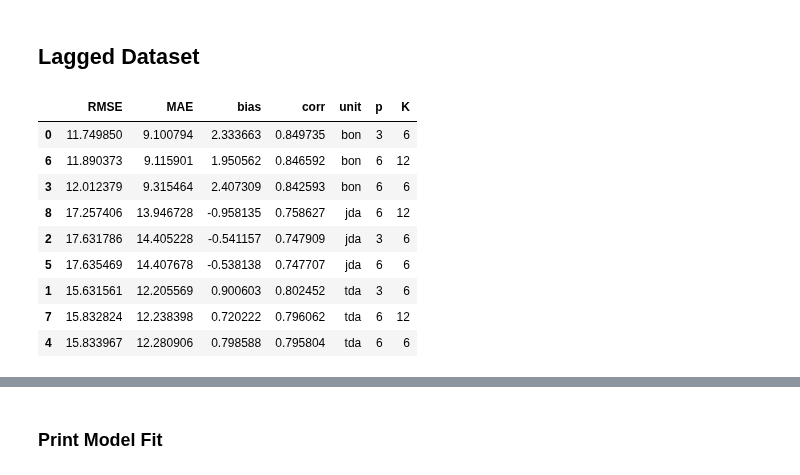
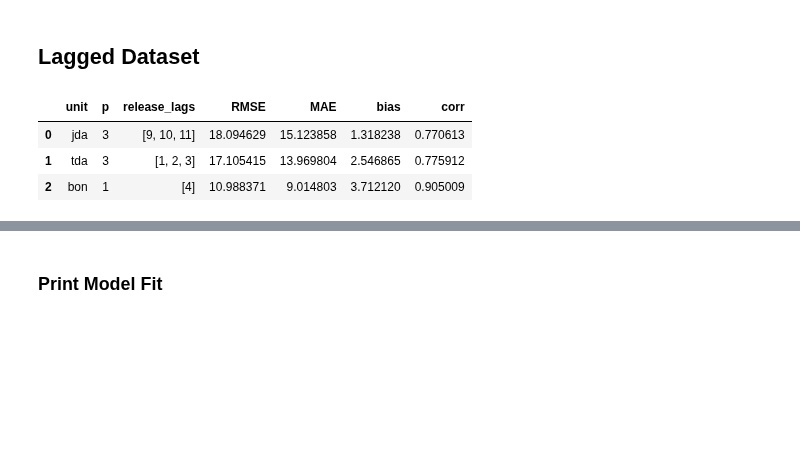
Before and after one commit to ecohn44/cascaded-hydro, a Jupyter notebook: py-forecasting/inflow-models-full.ipynb, the cells around one changed output, grey strips where cells are left out. Cells and saved outputs as stored; diff of their text form; code cells hidden in the pictures; blank space fills up the shorter version.

Commit message:
diagnotics for ar model

```diff
--- a/py-forecasting/inflow-models-full.ipynb
+++ b/py-forecasting/inflow-models-full.ipynb
@@ -832,15 +859,17 @@ def add_season_year(df):
 # %%
-def make_lagged_data(df, target_col, upstream_col, p, K):
-    df = add_season_year(df).sort_values("datetime").copy()
+def make_lags(df, target, upstream, p, release_lags):
+    d = df.copy()
+    group = d.groupby("season_year")
 
-    q_cols = [f"q_lag_{j}" for j in range(1, p + 1)]
-    r_cols = [f"r_lag_{k}" for k in range(K + 1)]
+    q_cols = [f"q_lag_{h}" for h in range(1, p + 1)]
+    r_cols = [f"r_lag_{h}" for h in release_lags] # use predefined travel times
 
-    for j, col in enumerate(q_cols, 1):
-        df[col] = df.groupby("season_year")[target_col].shift(j)
+    for h, col in zip(range(1, p + 1), q_cols):
+        d[col] = group[target].shift(h)
 
-    for k, col in enumerate(r_cols):
-        df[col] = df.groupby("season_year")[upstream_col].shift(k)
+    for h, col in zip(release_lags, r_cols):
+        d[col] = group[upstream].shift(h)
 
-    return df.dropna().set_index("datetime"), q_cols, r_cols
+    features = q_cols + r_cols
+    return d.dropna(subset=[target] + features), features
 # %%
@@ -910,49 +924,28 @@ def recursive_predict(df, model, scales, target_col, upstream_col, test_years, p
 
     return pd.concat(rows).set_index("datetime")
 # %%
-lag_pairs = [
-    (3, 6),
-    (6, 6),
-    (6, 12)
-]
-
 recursive_results = {}
 rows = []
 
-for p, K in lag_pairs:
-    for unit, (target_col, upstream_col) in reach_map.items():
+for unit, (target, upstream, p, release_lags) in reach_map.items():
+    model, features = fit_model(model_df, target, upstream, p, release_lags)
 
-        model, scales = fit_models(model_df, target_col, upstream_col, train_years, p=p, K=K)
+    result = recursive_predict(
+        model_df, model, target, upstream, test_years, p, release_lags
+    )
 
-        result = recursive_predict(
-            model_df,
-            model=model,
-            scales=scales,
-            target_col=target_col,
-            upstream_col=upstream_col,
-            test_years=test_years,
-            p=p,
-            K=K,
-        )
-
-        recursive_results[(unit, p, K)] = result
-
-        stats = summarize_fit(result)
-        stats["unit"] = unit
-        stats["p"] = p
-        stats["K"] = K
-        rows.append(stats)
+    recursive_results[unit] = result
+    rows.append({
+        "unit": unit,
+        "p": p,
+        "release_lags": release_lags,
+        **summarize_fit(result),
+    })
 
 recursive_summary = pd.DataFrame(rows)
-recursive_summary.sort_values(["unit", "RMSE"])
+recursive_summary
 # %% [output]
-|  | RMSE | MAE | bias | corr | unit | p | K |
-| 0 | 11.749850 | 9.100794 | 2.333663 | 0.849735 | bon | 3 | 6 |
-| 6 | 11.890373 | 9.115901 | 1.950562 | 0.846592 | bon | 6 | 12 |
-| 3 | 12.012379 | 9.315464 | 2.407309 | 0.842593 | bon | 6 | 6 |
-| 8 | 17.257406 | 13.946728 | -0.958135 | 0.758627 | jda | 6 | 12 |
-| 2 | 17.631786 | 14.405228 | -0.541157 | 0.747909 | jda | 3 | 6 |
-| 5 | 17.635469 | 14.407678 | -0.538138 | 0.747707 | jda | 6 | 6 |
-| 1 | 15.631561 | 12.205569 | 0.900603 | 0.802452 | tda | 3 | 6 |
-| 7 | 15.832824 | 12.238398 | 0.720222 | 0.796062 | tda | 6 | 12 |
-| 4 | 15.833967 | 12.280906 | 0.798588 | 0.795804 | tda | 6 | 6 |
+|  | unit | p | release_lags | RMSE | MAE | bias | corr |
+| 0 | jda | 3 | [9, 10, 11] | 18.094629 | 15.123858 | 1.318238 | 0.770613 |
+| 1 | tda | 3 | [1, 2, 3] | 17.105415 | 13.969804 | 2.546865 | 0.775912 |
+| 2 | bon | 1 | [4] | 10.988371 | 9.014803 | 3.712120 | 0.905009 |
```
Also changed, not shown: parts of 16 cells of this notebook.
